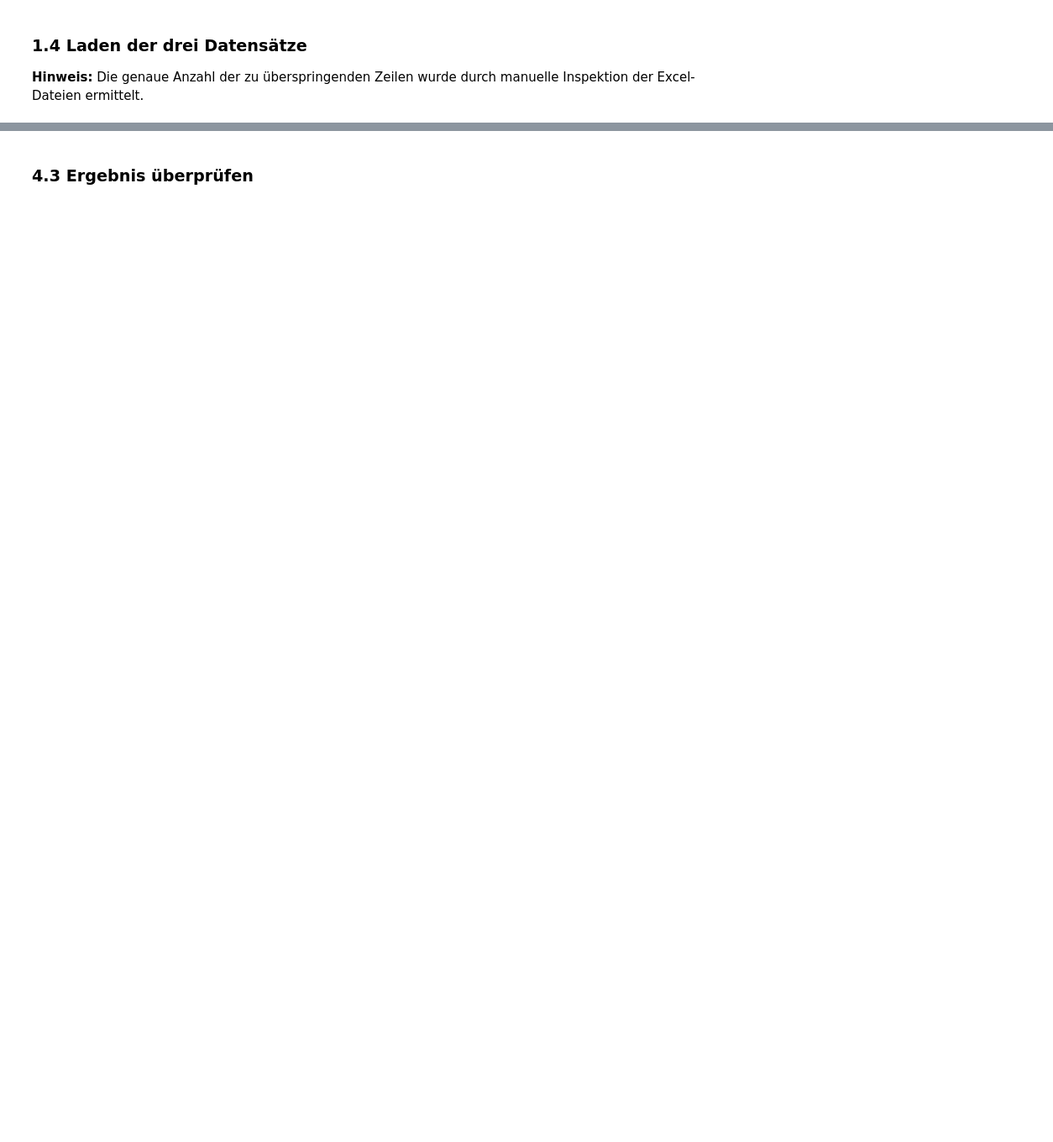
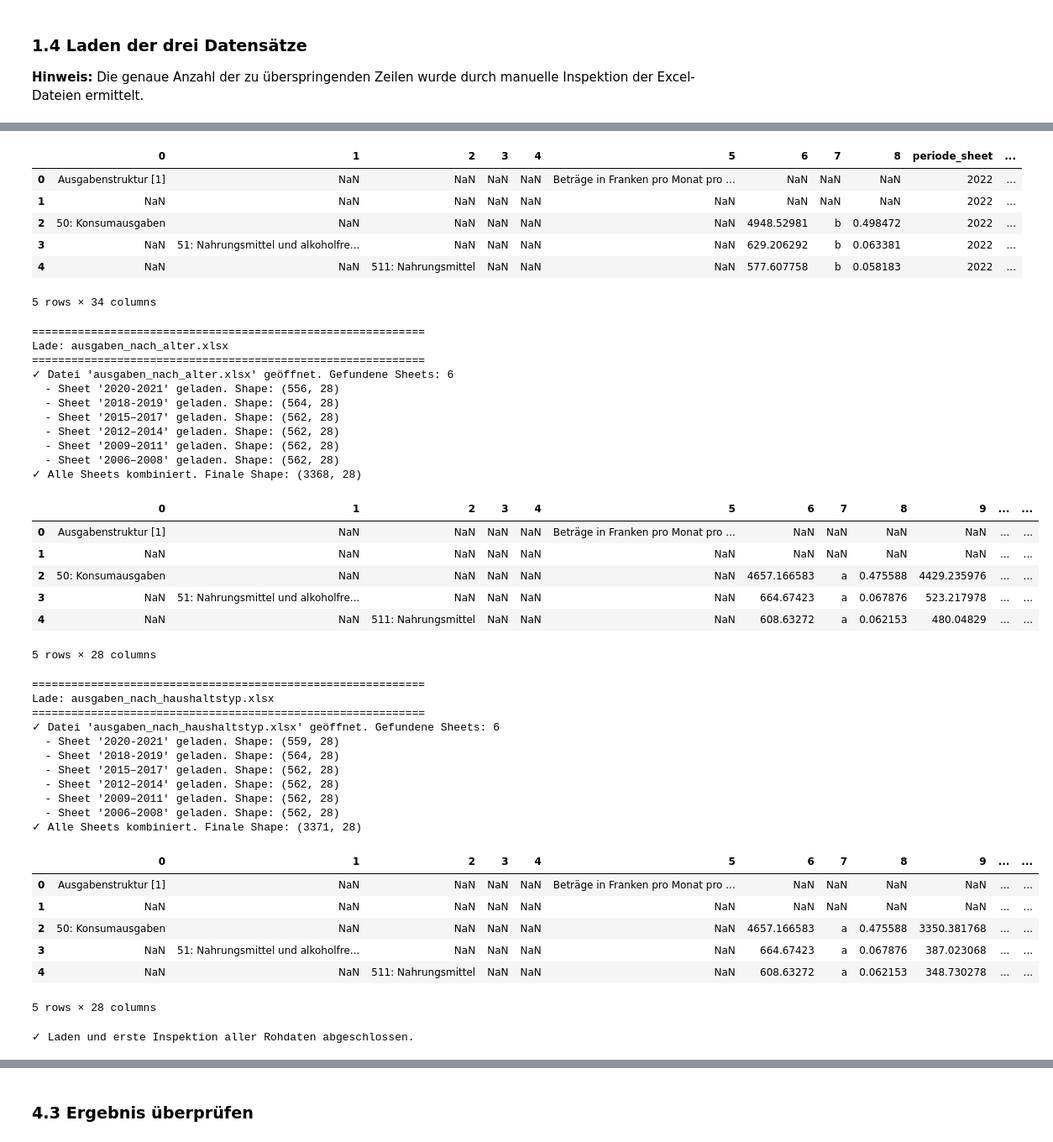
Before and after one commit to spitztli/swiss-household-expenditure-analysis, a Jupyter notebook: notebooks/01_datenladen_bereinigung.ipynb, the cells around one changed output, grey strips where cells are left out. Shown: that part at 84% size. Cells and saved outputs as stored; diff of their text form; code cells hidden in the pictures; blank space fills up the shorter version.

```diff
--- a/notebooks/01_datenladen_bereinigung.ipynb
+++ b/notebooks/01_datenladen_bereinigung.ipynb
@@ -227,0 +131,32 @@ def clean_bfs_data(df, datentyp_name, column_mapping, skiprows_from_raw=0):
+# %%
+# ============================================================================
+# 1.4 LADEN UND INSPEKTION DER ROHDATEN
+# ============================================================================
+SKIPROWS_VALUE = 14 # Dieser Wert überspringt die Metadaten in jedem Sheet.
+
+# --- 1. Gesamtausgaben laden und inspizieren ---
+print("="*60)
+print("Lade: gesamtausgaben_2006_2022.xlsx")
+print("="*60)
+df_gesamtausgaben_raw = lade_alle_sheets(files['gesamtausgaben'], skiprows=SKIPROWS_VALUE)
+if df_gesamtausgaben_raw is not None:
+    display(df_gesamtausgaben_raw.head(5)) # Zeige die ersten 5 Zeilen zur Kontrolle
+
+# --- 2. Ausgaben nach Alter laden und inspizieren ---
+print("\n" + "="*60)
+print("Lade: ausgaben_nach_alter.xlsx")
+print("="*60)
+df_alter_raw = lade_alle_sheets(files['alter'], skiprows=SKIPROWS_VALUE)
+if df_alter_raw is not None:
+    display(df_alter_raw.head(5))
+
+# --- 3. Ausgaben nach Haushaltstyp laden und inspizieren ---
+print("\n" + "="*60)
+print("Lade: ausgaben_nach_haushaltstyp.xlsx")
+print("="*60)
+df_haushaltstyp_raw = lade_alle_sheets(files['haushaltstyp'], skiprows=SKIPROWS_VALUE)
+if df_haushaltstyp_raw is not None:
+    display(df_haushaltstyp_raw.head(5))
+
+print("\n✓ Laden und erste Inspektion aller Rohdaten abgeschlossen.")
+# %% [output]
@@ -227,0 +171,44 @@ def clean_bfs_data(df, datentyp_name, column_mapping, skiprows_from_raw=0):
+|  | 0 | 1 | 2 | 3 | 4 | 5 | 6 | 7 | 8 | periode_sheet | ... |
+| 0 | Ausgabenstruktur [1] | NaN | NaN | NaN | NaN | Beträge in Franken pro Monat pro ... | NaN | NaN | NaN | 2022 | ... |
+| 1 | NaN | NaN | NaN | NaN | NaN | NaN | NaN | NaN | NaN | 2022 | ... |
+| 2 | 50: Konsumausgaben | NaN | NaN | NaN | NaN | NaN | 4948.52981 | b | 0.498472 | 2022 | ... |
+| 3 | NaN | 51: Nahrungsmittel und alkoholfre... | NaN | NaN | NaN | NaN | 629.206292 | b | 0.063381 | 2022 | ... |
+| 4 | NaN | NaN | 511: Nahrungsmittel | NaN | NaN | NaN | 577.607758 | b | 0.058183 | 2022 | ... |
+5 rows × 34 columns
+============================================================
+Lade: ausgaben_nach_alter.xlsx
+============================================================
+✓ Datei 'ausgaben_nach_alter.xlsx' geöffnet. Gefundene Sheets: 6
+  - Sheet '2020-2021' geladen. Shape: (556, 28)
+  - Sheet '2018-2019' geladen. Shape: (564, 28)
+  - Sheet '2015–2017' geladen. Shape: (562, 28)
+  - Sheet '2012–2014' geladen. Shape: (562, 28)
+  - Sheet '2009–2011' geladen. Shape: (562, 28)
+  - Sheet '2006–2008' geladen. Shape: (562, 28)
+✓ Alle Sheets kombiniert. Finale Shape: (3368, 28)
+|  | 0 | 1 | 2 | 3 | 4 | 5 | 6 | 7 | 8 | 9 | ... | ... |
+| 0 | Ausgabenstruktur [1] | NaN | NaN | NaN | NaN | Beträge in Franken pro Monat pro ... | NaN | NaN | NaN | NaN | ... | ... |
+| 1 | NaN | NaN | NaN | NaN | NaN | NaN | NaN | NaN | NaN | NaN | ... | ... |
+| 2 | 50: Konsumausgaben | NaN | NaN | NaN | NaN | NaN | 4657.166583 | a | 0.475588 | 4429.235976 | ... | ... |
+| 3 | NaN | 51: Nahrungsmittel und alkoholfre... | NaN | NaN | NaN | NaN | 664.67423 | a | 0.067876 | 523.217978 | ... | ... |
+| 4 | NaN | NaN | 511: Nahrungsmittel | NaN | NaN | NaN | 608.63272 | a | 0.062153 | 480.04829 | ... | ... |
+5 rows × 28 columns
+============================================================
+Lade: ausgaben_nach_haushaltstyp.xlsx
+============================================================
+✓ Datei 'ausgaben_nach_haushaltstyp.xlsx' geöffnet. Gefundene Sheets: 6
+  - Sheet '2020-2021' geladen. Shape: (559, 28)
+  - Sheet '2018-2019' geladen. Shape: (564, 28)
+  - Sheet '2015–2017' geladen. Shape: (562, 28)
+  - Sheet '2012–2014' geladen. Shape: (562, 28)
+  - Sheet '2009–2011' geladen. Shape: (562, 28)
+  - Sheet '2006–2008' geladen. Shape: (562, 28)
+✓ Alle Sheets kombiniert. Finale Shape: (3371, 28)
+|  | 0 | 1 | 2 | 3 | 4 | 5 | 6 | 7 | 8 | 9 | ... | ... |
+| 0 | Ausgabenstruktur [1] | NaN | NaN | NaN | NaN | Beträge in Franken pro Monat pro ... | NaN | NaN | NaN | NaN | ... | ... |
+| 1 | NaN | NaN | NaN | NaN | NaN | NaN | NaN | NaN | NaN | NaN | ... | ... |
+| 2 | 50: Konsumausgaben | NaN | NaN | NaN | NaN | NaN | 4657.166583 | a | 0.475588 | 3350.381768 | ... | ... |
+| 3 | NaN | 51: Nahrungsmittel und alkoholfre... | NaN | NaN | NaN | NaN | 664.67423 | a | 0.067876 | 387.023068 | ... | ... |
+| 4 | NaN | NaN | 511: Nahrungsmittel | NaN | NaN | NaN | 608.63272 | a | 0.062153 | 348.730278 | ... | ... |
+5 rows × 28 columns
+✓ Laden und erste Inspektion aller Rohdaten abgeschlossen.
```
Also changed, not shown: parts of 35 cells of this notebook, 5 other files.
